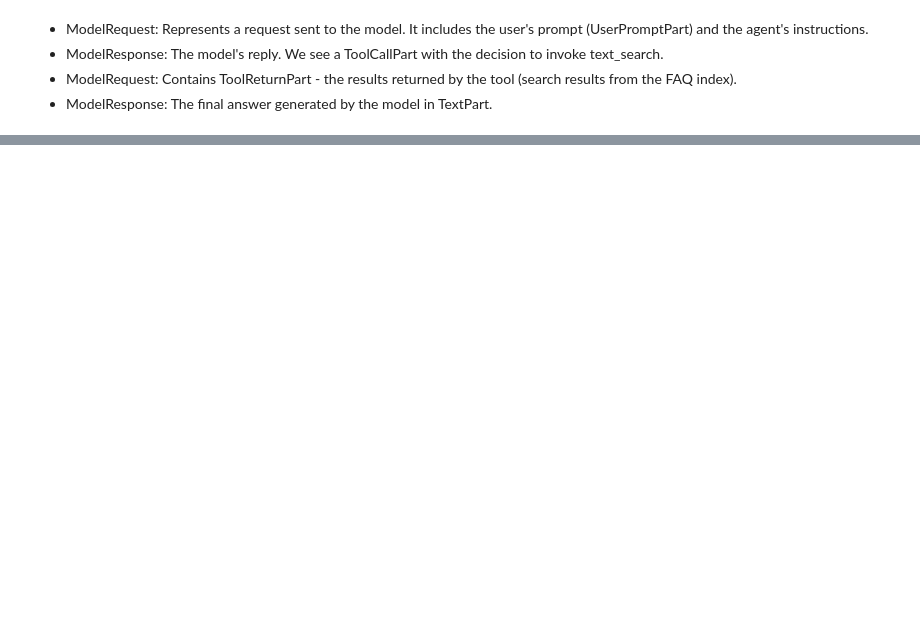
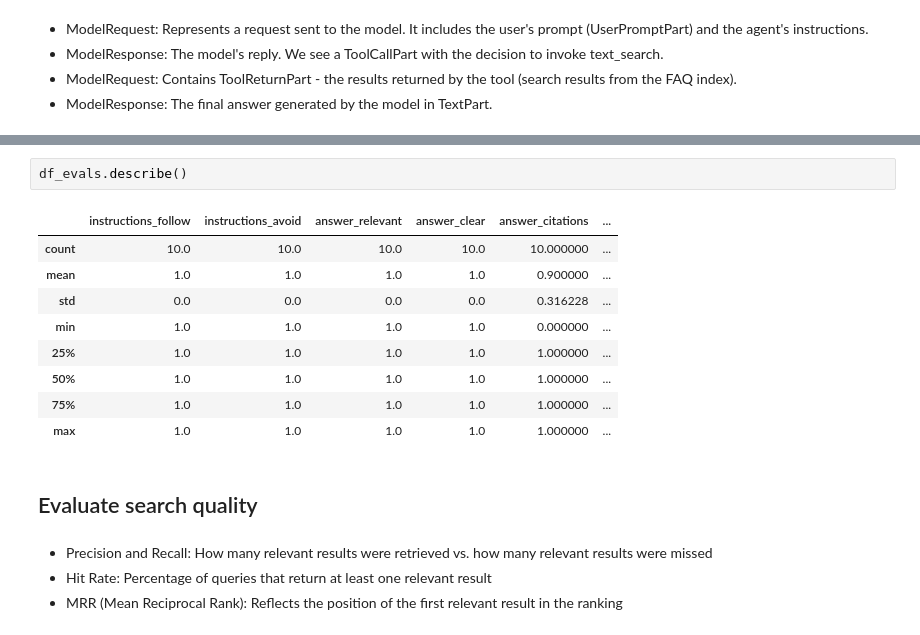
Before and after one commit to dosorio79/ai-agent-crashcourse, a Jupyter notebook: aihero/course/Course_notebook.ipynb, the cells around one changed output, grey strips where cells are left out. Drawn from its saved outputs; the diff is of its cells as text; blank space fills up the shorter version.

```diff
--- a/aihero/course/Course_notebook.ipynb
+++ b/aihero/course/Course_notebook.ipynb
@@ -742,0 +1262,18 @@ result.new_messages()
+# %%
+df_evals.describe()
+# %% [output]
+|  | instructions_follow | instructions_avoid | answer_relevant | answer_clear | answer_citations | ... |
+| count | 10.0 | 10.0 | 10.0 | 10.0 | 10.000000 | ... |
+| mean | 1.0 | 1.0 | 1.0 | 1.0 | 0.900000 | ... |
+| std | 0.0 | 0.0 | 0.0 | 0.0 | 0.316228 | ... |
+| min | 1.0 | 1.0 | 1.0 | 1.0 | 0.000000 | ... |
+| 25% | 1.0 | 1.0 | 1.0 | 1.0 | 1.000000 | ... |
+| 50% | 1.0 | 1.0 | 1.0 | 1.0 | 1.000000 | ... |
+| 75% | 1.0 | 1.0 | 1.0 | 1.0 | 1.000000 | ... |
+| max | 1.0 | 1.0 | 1.0 | 1.0 | 1.000000 | ... |
+# %% [markdown]
+## Evaluate search quality
+# %% [markdown]
+- Precision and Recall: How many relevant results were retrieved vs. how many relevant results were missed
+- Hit Rate: Percentage of queries that return at least one relevant result
+- MRR (Mean Reciprocal Rank): Reflects the position of the first relevant result in the ranking
```
Also changed, not shown: parts of 41 cells of this notebook, 2 other files.
